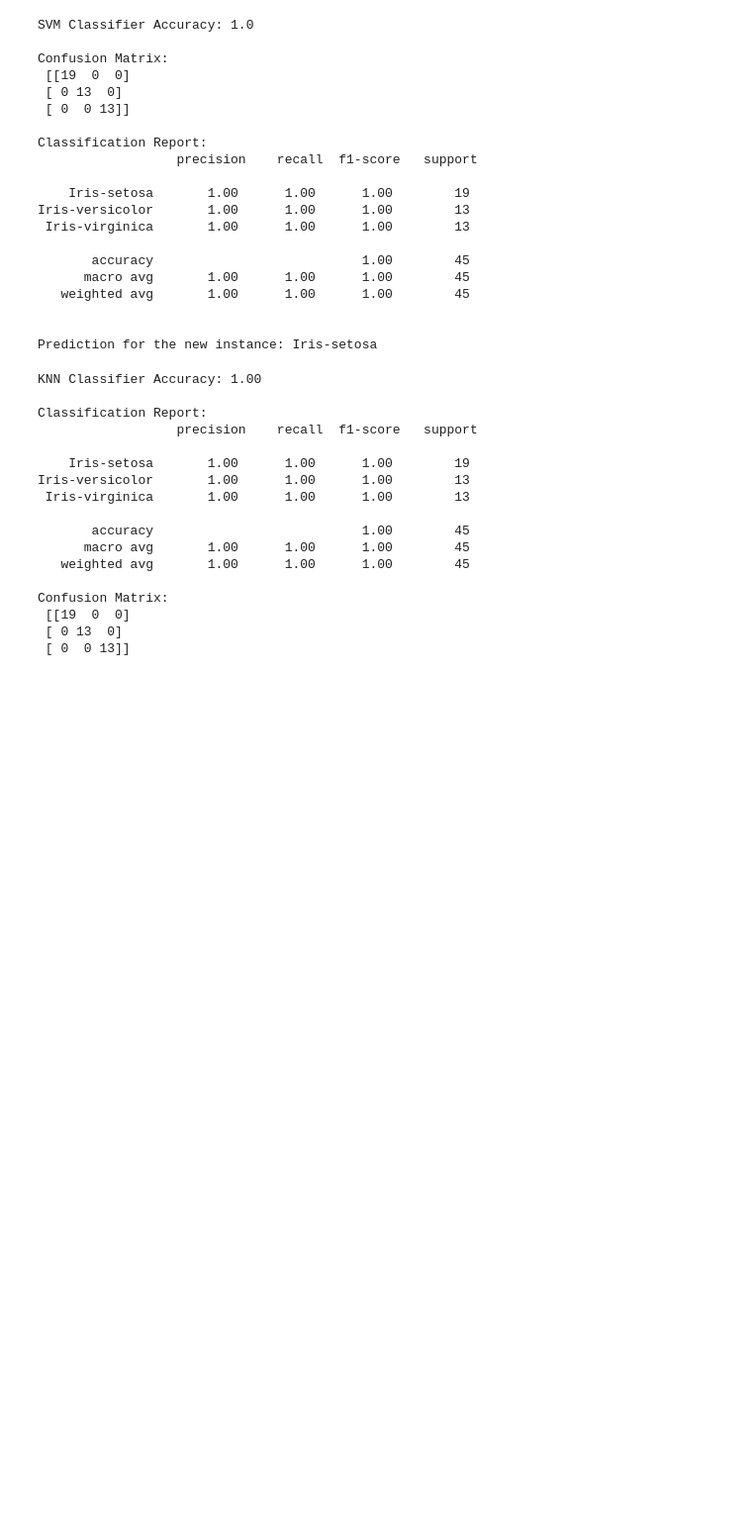
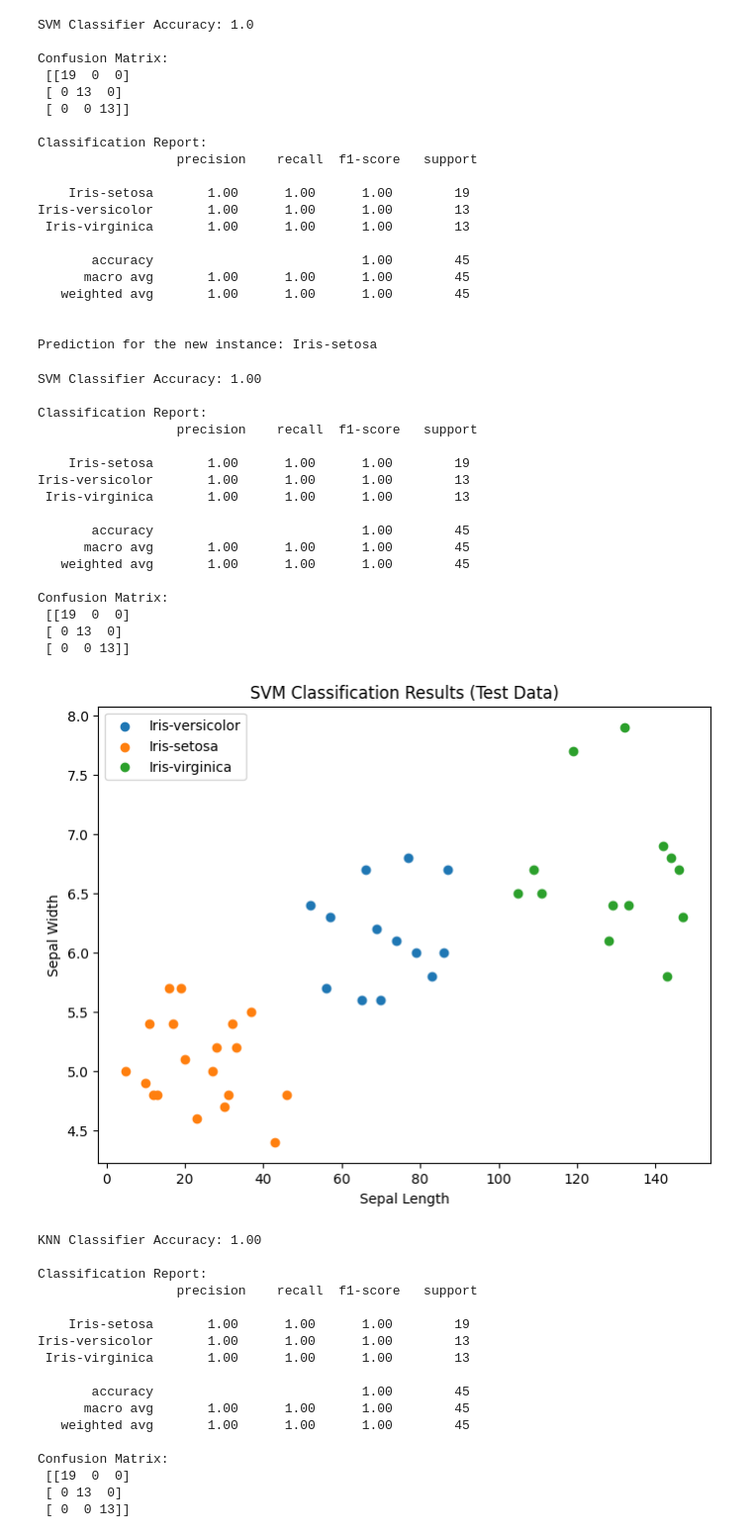
Before and after one commit to hrishikreddy/CNLAB, a Jupyter notebook: MLInt2.ipynb, the cells around one changed output. Shown at 99% size. Cells and saved outputs as stored; diff of their text form; code cells hidden in the pictures; blank space fills up the shorter version.

```diff
--- a/MLInt2.ipynb
+++ b/MLInt2.ipynb
@@ -207,6 +207,71 @@ Iris-versicolor       1.00      1.00      1.00        13
 
 
 Prediction for the new instance: Iris-setosa
+# %%
+import pandas as pd
+import matplotlib.pyplot as plt
+from sklearn.model_selection import train_test_split
+from sklearn.svm import SVC
+from sklearn.metrics import accuracy_score, classification_report, confusion_matrix
+
+# Load the dataset
+data = pd.read_csv("Iris.csv")
+
+# Prepare the features (X) and target (y)
+X = data.iloc[:, [0, 1]].values  # Using only the first two features for simplicity
+y = data.iloc[:, -1].values      # The target column (Species)
+
+# Split the data into training and testing sets
+X_train, X_test, y_train, y_test = train_test_split(X, y, test_size=0.3, random_state=42)
+
+# Initialize the SVM classifier
+svm = SVC(kernel='linear', random_state=42)
+
+# Train the SVM classifier
+svm.fit(X_train, y_train)
+
+# Make predictions
+y_pred = svm.predict(X_test)
+
+# Evaluate the model
+accuracy = accuracy_score(y_test, y_pred)
+print(f"SVM Classifier Accuracy: {accuracy:.2f}")
+
+# Display the classification report and confusion matrix
+print("\nClassification Report:\n", classification_report(y_test, y_pred))
+print("Confusion Matrix:\n", confusion_matrix(y_test, y_pred))
+
+# -------------------- Simple Scatter Plot --------------------
+# Plot the test data points
+plt.figure(figsize=(8, 6))
+for species in set(y):
+    species_mask = y_test == species
+    plt.scatter(X_test[species_mask, 0], X_test[species_mask, 1], label=species)
+
+plt.xlabel("Sepal Length")
+plt.ylabel("Sepal Width")
+plt.title("SVM Classification Results (Test Data)")
+plt.legend()
+plt.show()
+# %% [output]
+SVM Classifier Accuracy: 1.00
+
+Classification Report:
+                  precision    recall  f1-score   support
+
+    Iris-setosa       1.00      1.00      1.00        19
+Iris-versicolor       1.00      1.00      1.00        13
+ Iris-virginica       1.00      1.00      1.00        13
+
+       accuracy                           1.00        45
+      macro avg       1.00      1.00      1.00        45
+   weighted avg       1.00      1.00      1.00        45
+
+Confusion Matrix:
+ [[19  0  0]
+ [ 0 13  0]
+ [ 0  0 13]]
+[figure, added]
 # %%
 #3 KNN
 
```
